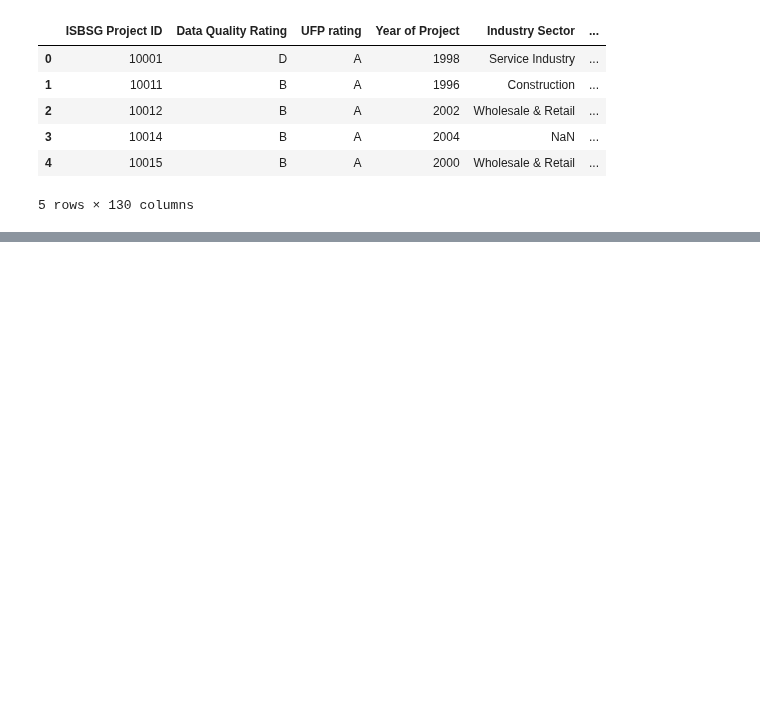
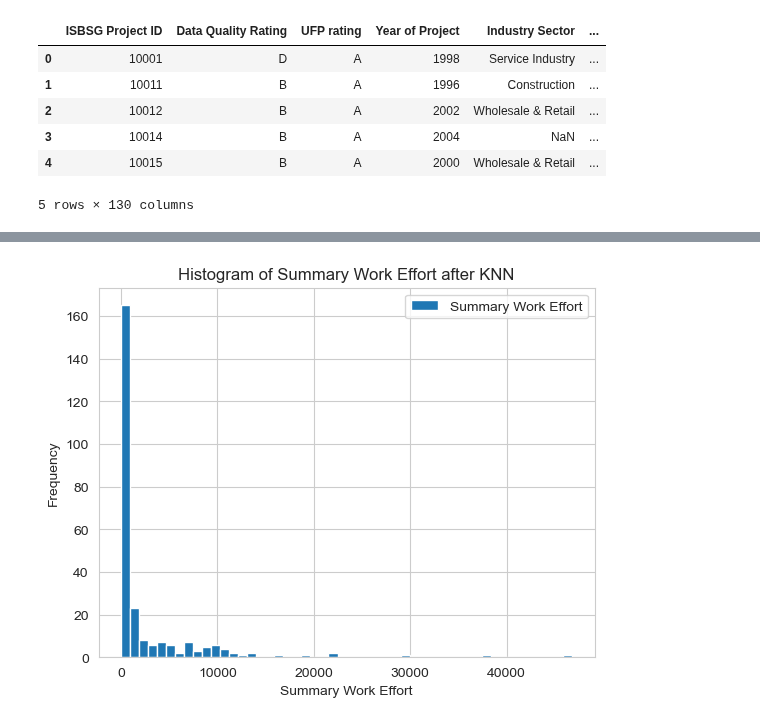
Before and after one commit to J4nvg/ResearchWorkshop, a Jupyter notebook: RW_dataset2.ipynb, the cells around one changed output, grey strips where cells are left out. Cells and saved outputs as stored; diff of their text form; code cells hidden in the pictures; blank space fills up the shorter version.

```diff
--- a/RW_dataset2.ipynb
+++ b/RW_dataset2.ipynb
@@ -162,0 +166,12 @@ ValueError: Data must be 1-dimensional, got ndarray of shape (5957, 2) instead
+# %%
+plt.figure()
+plt.hist(df_imputed['Summary Work Effort'], bins=50, label="Summary Work Effort")
+plt.legend()
+plt.xlabel("Summary Work Effort")
+plt.ylabel("Frequency")
+plt.title("Histogram of Summary Work Effort after KNN")
+plt.show()
+
+# print(np.histogram(df_imputed['Summary Work Effort'], bins=50))
+# %% [output]
+[figure, added]
```
Also changed, not shown: parts of 9 cells of this notebook, 1 other file.
